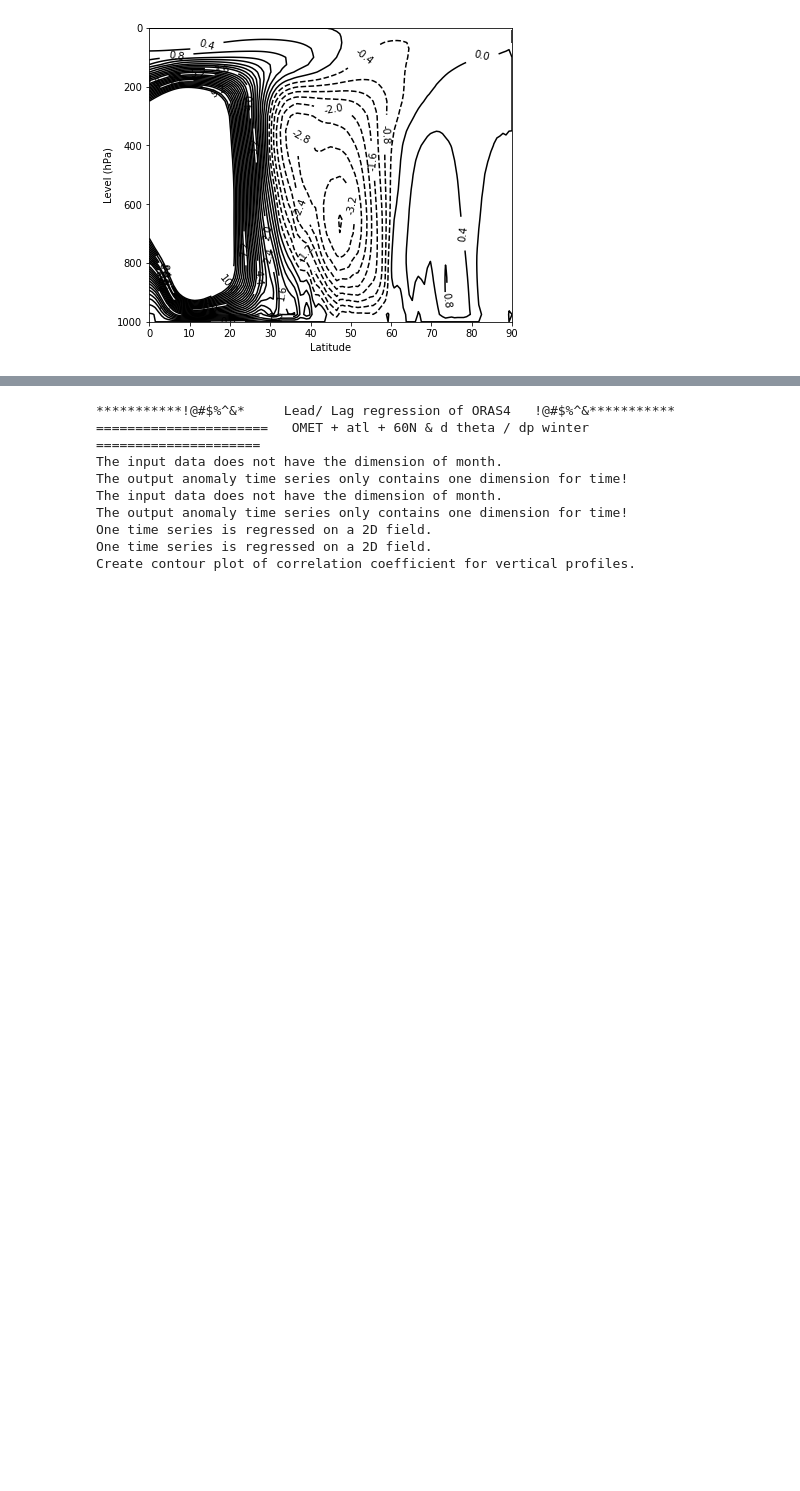
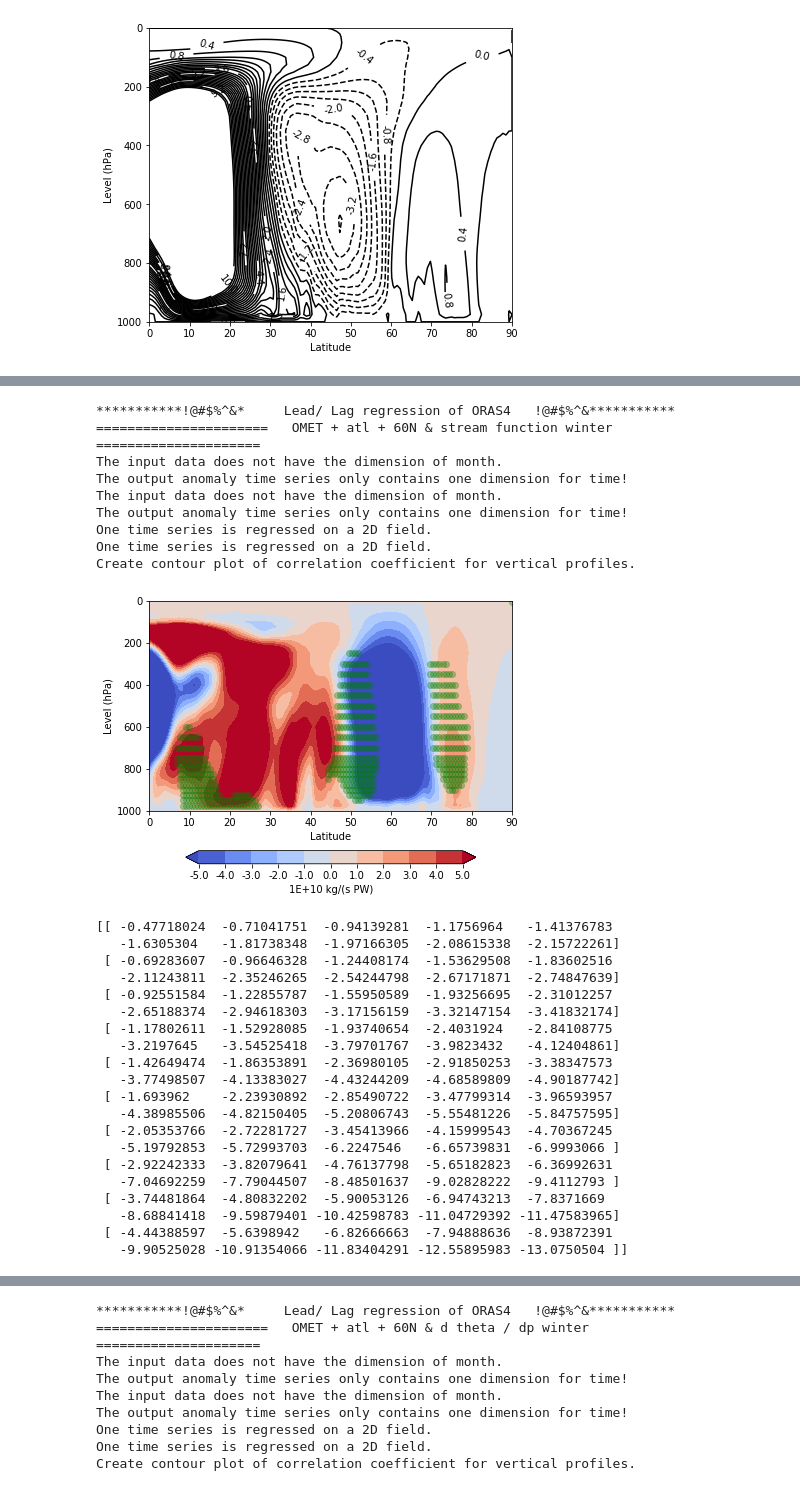
Before and after one commit to geek-yang/AirSeaFlow, a Jupyter notebook: Postprocessing/regCoef_spatial_vert/paper_vert_season_fields_OMET_oras.ipynb, the cells around one changed output, grey strips where cells are left out. Cells and saved outputs as stored; diff of their text form; code cells hidden in the pictures; blank space fills up the shorter version.

```diff
--- a/Postprocessing/regCoef_spatial_vert/paper_vert_season_fields_OMET_oras.ipynb
+++ b/Postprocessing/regCoef_spatial_vert/paper_vert_season_fields_OMET_oras.ipynb
@@ -171,3 +196,68 @@ Table for an easy lead / lag analysis of seasonal data <br>
+# %%
+    print ('***********!@#$%^&*     Lead/ Lag regression of ORAS4   !@#$%^&***********')
+    print ('======================   OMET + atl + 60N & stream function winter  =====================')
+    lag = 1
+    OMET_season_series = meta.statistics.operator.seasons(OMET_atl_int_ORAS4[:,:,53],
+                                                          span='DJF', Dim_month=True)
+    stat_OMET_ORAS4 = meta.statistics.operator(OMET_season_series[2:-1])
+    stat_OMET_ORAS4.anomaly(Dim_month=False)
+    stat_OMET_ORAS4.detrend()
+    # by default, the running mean is taken with a window of 60 months
+    stat_OMET_ORAS4.lowpass(window=30, obj='detrend')
+    psi_vert_season_series = meta.statistics.operator.seasons(psi_vert[:],
+                                                              span=lag_winter[lag], Dim_month=True)
+    stat_psi_vert_ERAI = meta.statistics.operator(psi_vert_season_series[3:])
+    stat_psi_vert_ERAI.anomaly(Dim_month=False)
+    stat_psi_vert_ERAI.detrend()
+    stat_psi_vert_ERAI.lowpass(window=30, obj='detrend')
+
+    k, r, p = meta.statistics.operator.linearRegress(stat_OMET_ORAS4._lowpass,
+                                                     stat_psi_vert_ERAI._lowpass)
+    # regression for t-test value based on real degree of freedom
+    _, _, p_real = meta.statistics.operator.linearRegress(stat_OMET_ORAS4._detrend,
+                                                          stat_psi_vert_ERAI._detrend)
+    #ticks = [-0.3, -0.2, -0.1, 0.0, 0.1, 0.2, 0.3]
+    #ticks = [-0.5, -0.4, -0.3, -0.2, -0.1, 0.0, 0.1, 0.2, 0.3, 0.4, 0.5]
+    #ticks = [-0.8, -0.6, -0.4, -0.2, 0.0, 0.2, 0.4, 0.6, 0.8]
+    #label = 'Correlation coefficient'
+    ticks = [i for i in np.linspace(-5,5,11)]
+    label = '1E+10 kg/(s PW)'
+    meta.visualizer.plots.vertProfile(latitude_fields_vert_ERAI, level_fields_vert_ERAI, k, p_real,
+                                      label, ticks, os.path.join(output_path, 'omet_fields',
+                                      'regCoef_ORAS4_atl_OMET_60N_lag_{}_ERAI_psi_DJF_decadal.png'.format(lag)),
+                                      ttest=True)
+    print (k[10:20,30:40])
+# %% [output]
+***********!@#$%^&*     Lead/ Lag regression of ORAS4   !@#$%^&***********
+======================   OMET + atl + 60N & stream function winter  =====================
+The input data does not have the dimension of month.
+The output anomaly time series only contains one dimension for time!
+The input data does not have the dimension of month.
+The output anomaly time series only contains one dimension for time!
+One time series is regressed on a 2D field.
+One time series is regressed on a 2D field.
+Create contour plot of correlation coefficient for vertical profiles.
+[figure, added]
+[[ -0.47718024  -0.71041751  -0.94139281  -1.1756964   -1.41376783
+   -1.6305304   -1.81738348  -1.97166305  -2.08615338  -2.15722261]
+ [ -0.69283607  -0.96646328  -1.24408174  -1.53629508  -1.83602516
+   -2.11243811  -2.35246265  -2.54244798  -2.67171871  -2.74847639]
+ [ -0.92551584  -1.22855787  -1.55950589  -1.93256695  -2.31012257
+   -2.65188374  -2.94618303  -3.17156159  -3.32147154  -3.41832174]
+ [ -1.17802611  -1.52928085  -1.93740654  -2.4031924   -2.84108775
+   -3.2197645   -3.54525418  -3.79701767  -3.9823432   -4.12404861]
+ [ -1.42649474  -1.86353891  -2.36980105  -2.91850253  -3.38347573
+   -3.77498507  -4.13383027  -4.43244209  -4.68589809  -4.90187742]
+ [ -1.693962    -2.23930892  -2.85490722  -3.47799314  -3.96593957
+   -4.38985506  -4.82150405  -5.20806743  -5.55481226  -5.84757595]
+ [ -2.05353766  -2.72281727  -3.45413966  -4.15999543  -4.70367245
+   -5.19792853  -5.72993703  -6.2247546   -6.65739831  -6.9993066 ]
+ [ -2.92242333  -3.82079641  -4.76137798  -5.65182823  -6.36992631
+   -7.04692259  -7.79044507  -8.48501637  -9.02828222  -9.4112793 ]
+ [ -3.74481864  -4.80832202  -5.90053126  -6.94743213  -7.8371669
+   -8.68841418  -9.59879401 -10.42598783 -11.04729392 -11.47583965]
+ [ -4.44388597  -5.6398942   -6.82666663  -7.94888636  -8.93872391
+   -9.90525028 -10.91354066 -11.83404291 -12.55895983 -13.0750504 ]]
 # %%
     print ('***********!@#$%^&*     Lead/ Lag regression of ORAS4   !@#$%^&***********')
     print ('======================   OMET + atl + 60N & t vert winter  =====================')
```
Also changed, not shown: parts of 3 cells of this notebook, 3 other files.
